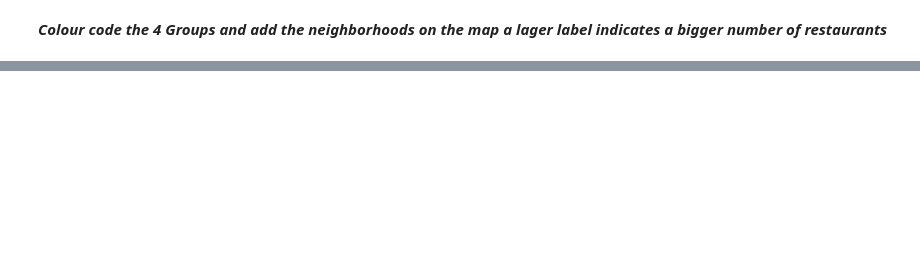
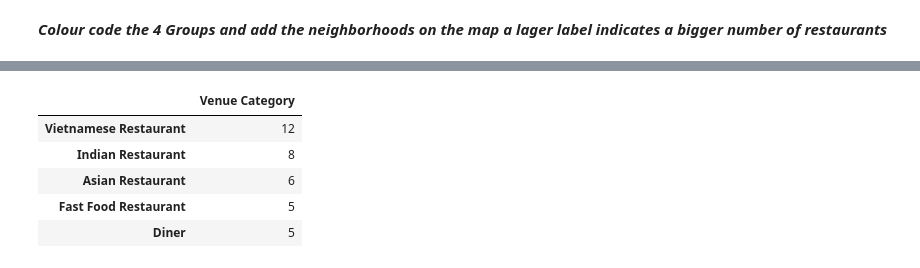
Before and after one commit to yempe/Capstone, a Jupyter notebook: capstone copy 1.ipynb, the cells around one changed output, grey strips where cells are left out. Saved outputs shown, nothing was run; the diff lists cells and outputs as text; code cells hidden in the pictures; blank space fills up the shorter version.

```diff
--- a/capstone copy 1.ipynb
+++ b/capstone copy 1.ipynb
@@ -474,0 +484,10 @@ map_vancouver_2
+# %%
+howmany2 = howmany.iloc[5:10]
+howmany2
+# %% [output]
+|  | Venue Category |
+| Vietnamese Restaurant | 12 |
+| Indian Restaurant | 8 |
+| Asian Restaurant | 6 |
+| Fast Food Restaurant | 5 |
+| Diner | 5 |
```
Also changed, not shown: parts of 21 cells of this notebook.
